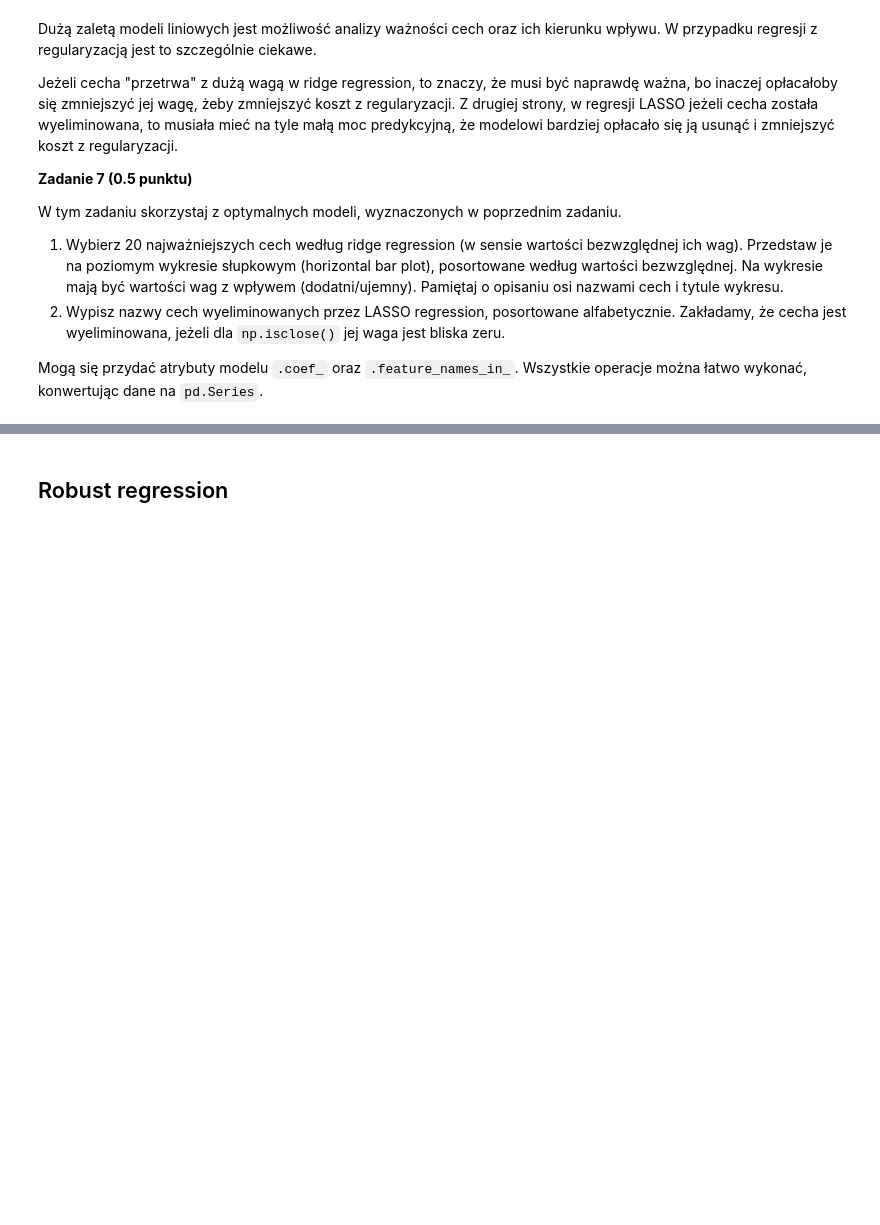
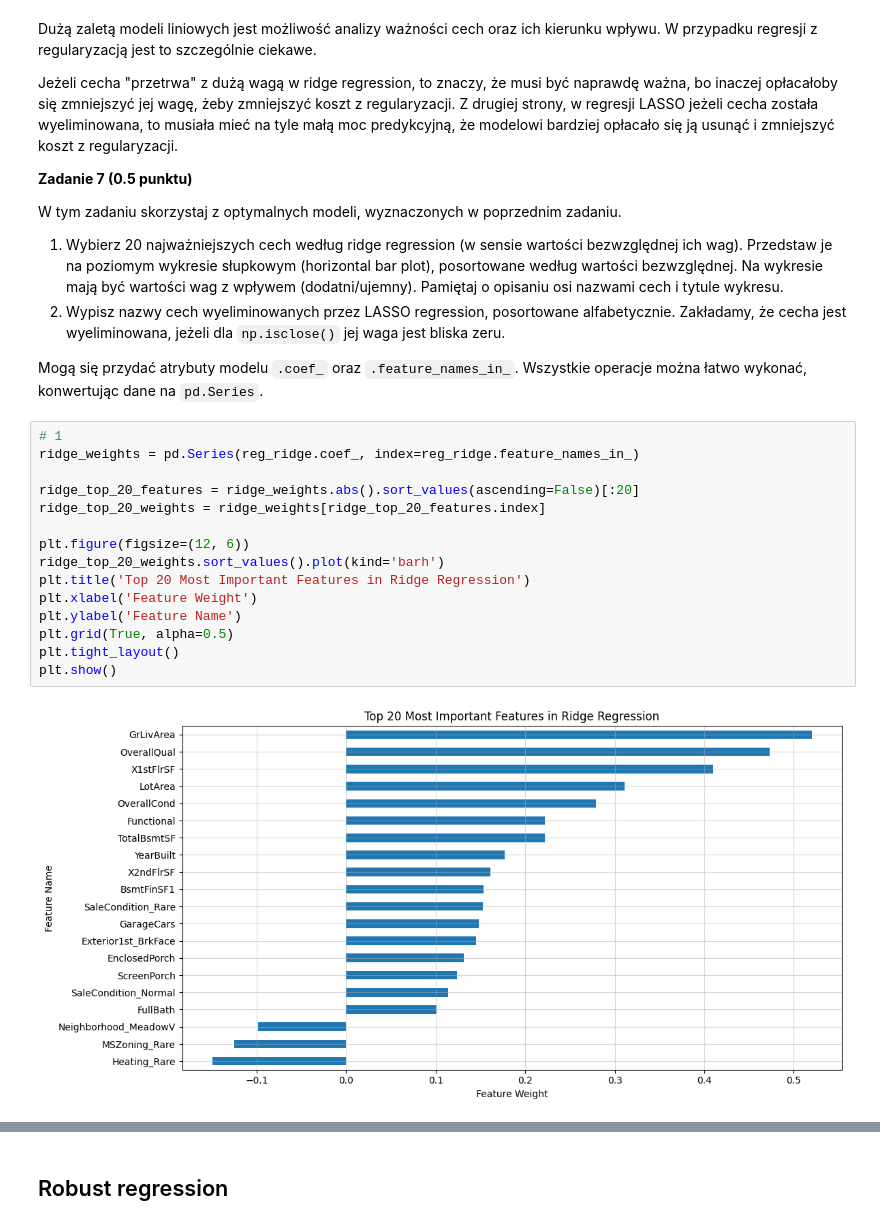
Before and after one commit to farodoc/podstawy-uczenia-maszynowego-24-25, a Jupyter notebook: lab1/notebook.ipynb, the cells around one changed output, grey strips where cells are left out. Cells and saved outputs as stored; diff of their text form; blank space fills up the shorter version.

Commit message:
finished ridge and lasso

```diff
--- a/lab1/notebook.ipynb
+++ b/lab1/notebook.ipynb
@@ -600,3 +691,20 @@ W tym zadaniu skorzystaj z optymalnych modeli, wyznaczonych w poprzednim zadaniu
 2. Wypisz nazwy cech wyeliminowanych przez LASSO regression, posortowane alfabetycznie. Zakładamy, że cecha jest wyeliminowana, jeżeli dla `np.isclose()` jej waga jest bliska zeru.
 
 Mogą się przydać atrybuty modelu `.coef_` oraz `.feature_names_in_`. Wszystkie operacje można łatwo wykonać, konwertując dane na `pd.Series`.
+# %%
+# 1
+ridge_weights = pd.Series(reg_ridge.coef_, index=reg_ridge.feature_names_in_)
+
+ridge_top_20_features = ridge_weights.abs().sort_values(ascending=False)[:20]
+ridge_top_20_weights = ridge_weights[ridge_top_20_features.index]
+
+plt.figure(figsize=(12, 6))
+ridge_top_20_weights.sort_values().plot(kind='barh')
+plt.title('Top 20 Most Important Features in Ridge Regression')
+plt.xlabel('Feature Weight')
+plt.ylabel('Feature Name')
+plt.grid(True, alpha=0.5)
+plt.tight_layout()
+plt.show()
+# %% [output]
+[figure, added]
```
Also changed, not shown: parts of 6 cells of this notebook.
